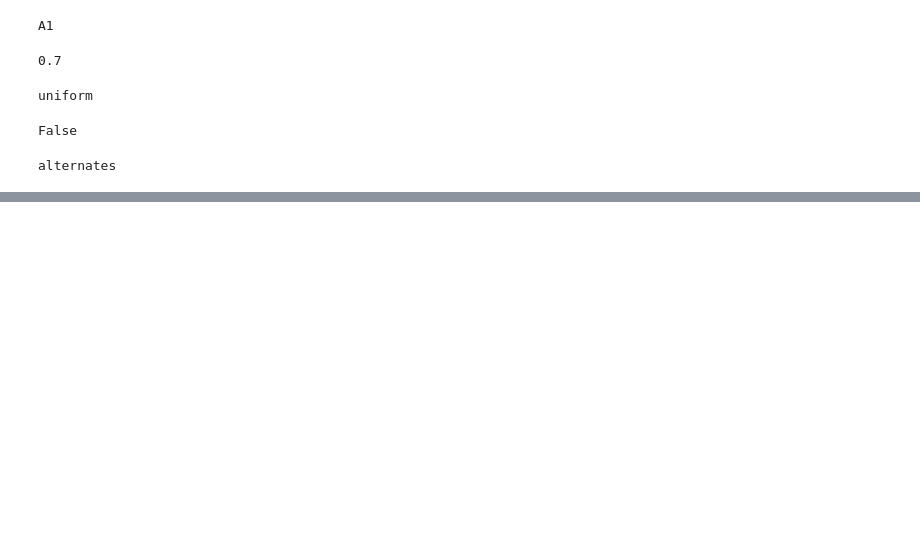
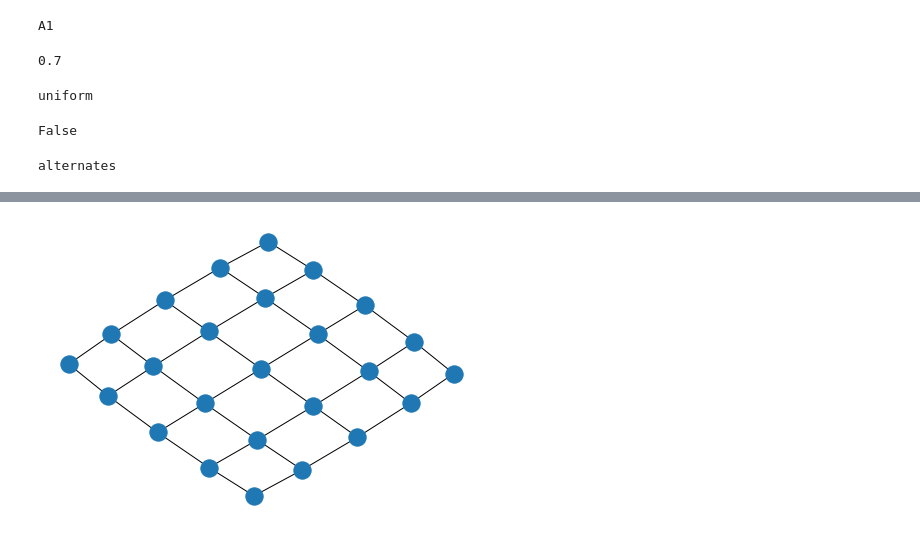
Before and after one commit to GLopezMUZH/DRL_ParkingPlaceFinderRobot, a Jupyter notebook: examples_ggg.ipynb, the cells around one changed output, grey strips where cells are left out. Drawn from its saved outputs; the diff is of its cells as text; code cells hidden in the pictures; blank space fills up the shorter version.

Commit message:
draw lattice

```diff
--- a/examples_ggg.ipynb
+++ b/examples_ggg.ipynb
@@ -49,0 +52,6 @@ The iterable function was deprecated in Matplotlib 3.1 and will be removed in 3.
+# %%
+parking_lot = ParkingLot(lane_direction_paramenters=ldp,
+                         filling_function_parameters=ffp,
+                         w=5,l=3,
+                         parking_lane_depth=1,
+                         single_depth_outer_lanes=False,debug=True)
@@ -49,0 +68,6 @@ The iterable function was deprecated in Matplotlib 3.1 and will be removed in 3.
+# %%
+pos = nx.spring_layout(parking_lot.g, iterations=500)
+
+nx.draw(parking_lot.g, pos)
+# %% [output]
+[figure, added]
```
Also changed, not shown: parts of 4 cells of this notebook, 1 other file.
